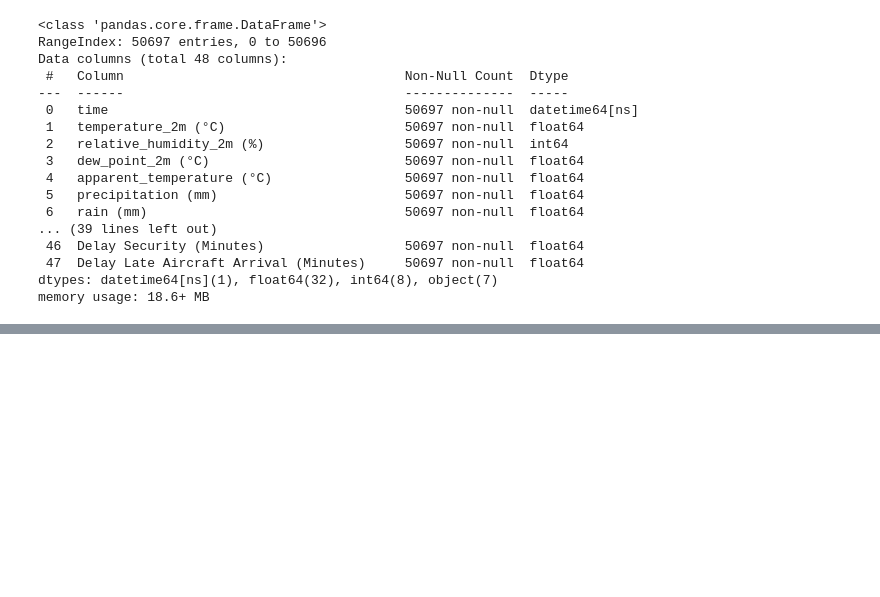
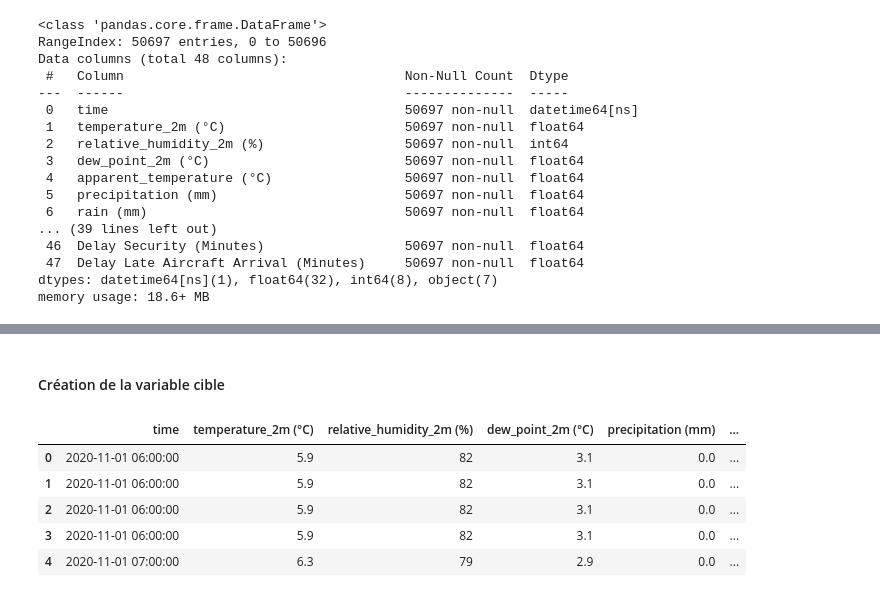
Before and after one commit to OUALYoss/Projet_Python-pour-la-data-science, a Jupyter notebook: code.ipynb, the cells around one changed output, grey strips where cells are left out. Saved outputs shown, nothing was run; the diff lists cells and outputs as text; code cells hidden in the pictures; blank space fills up the shorter version.

```diff
--- a/code.ipynb
+++ b/code.ipynb
@@ -142 +198,13 @@ missing_data
 | Delay Late Aircraft Arrival (Minu... | 0 | 0.000000 |
+# %% [markdown]
+#### Création de la variable cible
+# %%
+df["Delay"]=(df['Departure delay (Minutes)']>0).astype(int)
+df.head()
+# %% [output]
+|  | time | temperature_2m (°C) | relative_humidity_2m (%) | dew_point_2m (°C) | precipitation (mm) | ... |
+| 0 | 2020-11-01 06:00:00 | 5.9 | 82 | 3.1 | 0.0 | ... |
+| 1 | 2020-11-01 06:00:00 | 5.9 | 82 | 3.1 | 0.0 | ... |
+| 2 | 2020-11-01 06:00:00 | 5.9 | 82 | 3.1 | 0.0 | ... |
+| 3 | 2020-11-01 06:00:00 | 5.9 | 82 | 3.1 | 0.0 | ... |
+| 4 | 2020-11-01 07:00:00 | 6.3 | 79 | 2.9 | 0.0 | ... |
```
Also changed, not shown: parts of 14 cells of this notebook.
